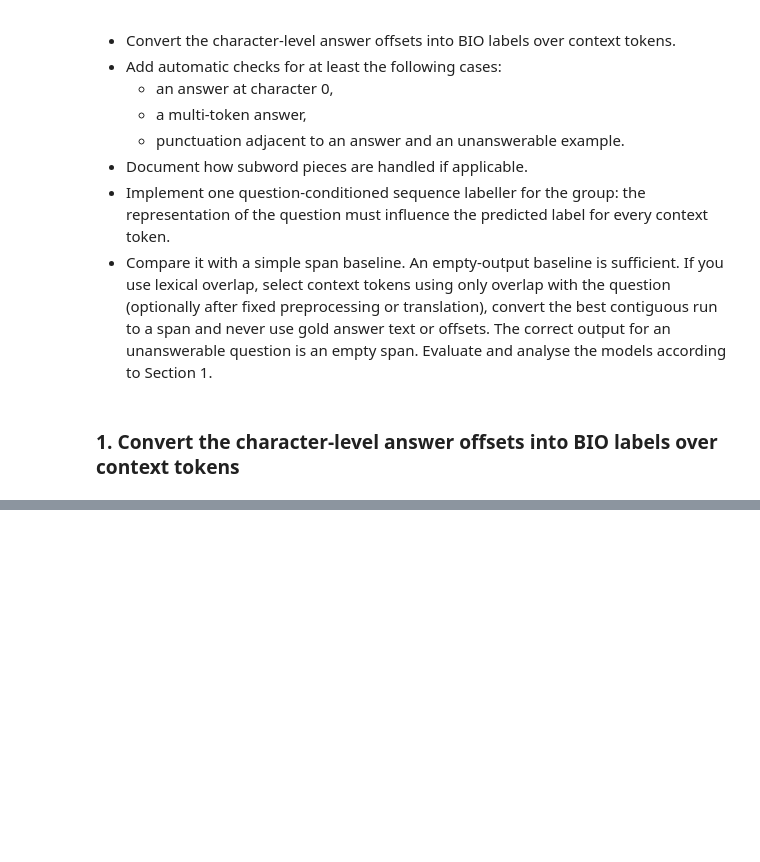
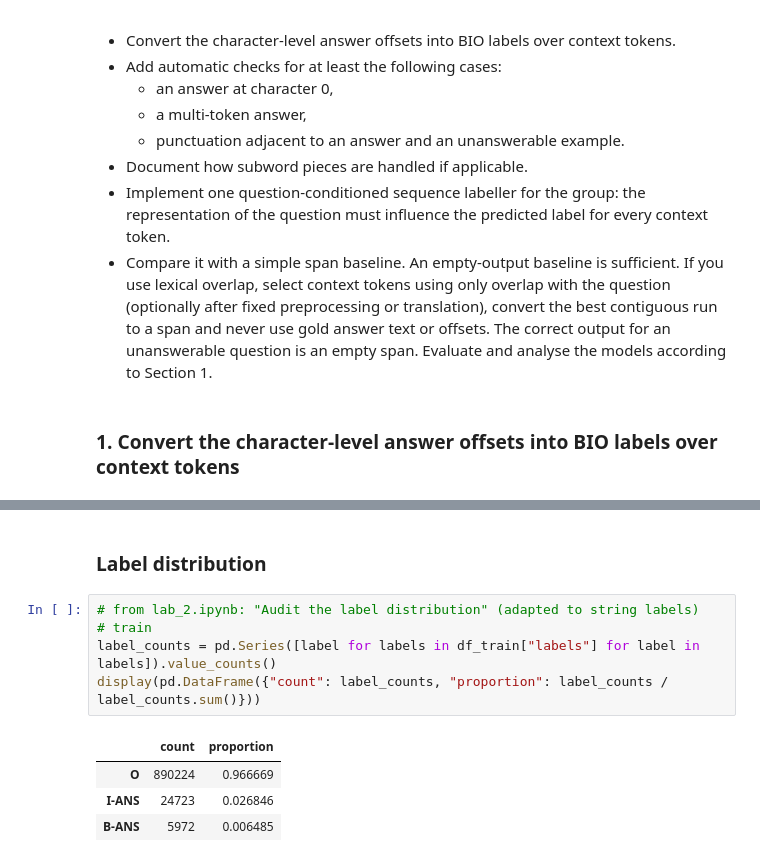
Before and after one commit to Legenden84/msc-nlp-2026, a Jupyter notebook: project_notebooks/nlp_project_w37.ipynb, the cells around one changed output, grey strips where cells are left out. Saved outputs shown, nothing was run; the diff lists cells and outputs as text; blank space fills up the shorter version.

```diff
--- a/project_notebooks/nlp_project_w37.ipynb
+++ b/project_notebooks/nlp_project_w37.ipynb
@@ -74,0 +193,12 @@ def span_interval(df):
+# %% [markdown]
+### Label distribution
+# %%
+# from lab_2.ipynb: "Audit the label distribution" (adapted to string labels)
+# train
+label_counts = pd.Series([label for labels in df_train["labels"] for label in labels]).value_counts()
+display(pd.DataFrame({"count": label_counts, "proportion": label_counts / label_counts.sum()}))
+# %% [output]
+|  | count | proportion |
+| O | 890224 | 0.966669 |
+| I-ANS | 24723 | 0.026846 |
+| B-ANS | 5972 | 0.006485 |
```
Also changed, not shown: parts of 32 cells of this notebook.
